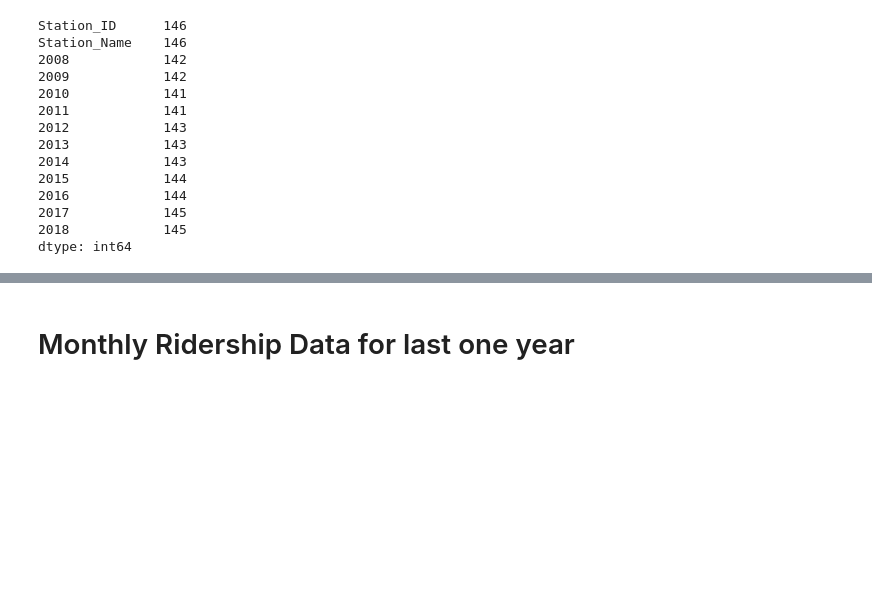
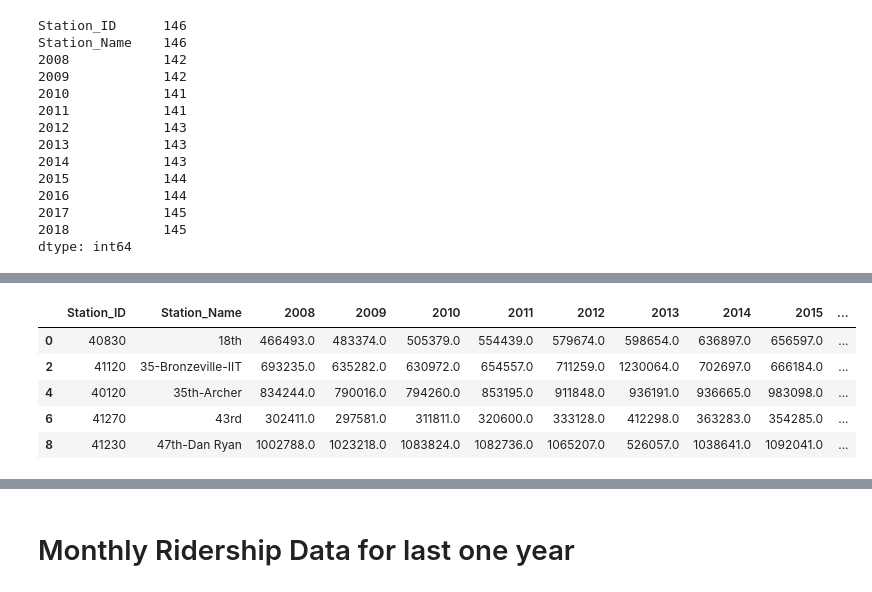
Before and after one commit to Atchub1/DataScience_Project2, a Jupyter notebook: New/Pandas/Data_2.ipynb, the cells around one changed output, grey strips where cells are left out. Saved outputs shown, nothing was run; the diff lists cells and outputs as text; code cells hidden in the pictures; blank space fills up the shorter version.

```diff
--- a/New/Pandas/Data_2.ipynb
+++ b/New/Pandas/Data_2.ipynb
@@ -204,0 +303,10 @@ dtype: int64
+# %%
+ten_year_data_unique = ten_year_data_merged.drop_duplicates(subset='Station_ID', keep="first", inplace=False)
+ten_year_data_unique.head()
+# %% [output]
+|  | Station_ID | Station_Name | 2008 | 2009 | 2010 | 2011 | 2012 | 2013 | 2014 | 2015 | ... |
+| 0 | 40830 | 18th | 466493.0 | 483374.0 | 505379.0 | 554439.0 | 579674.0 | 598654.0 | 636897.0 | 656597.0 | ... |
+| 2 | 41120 | 35-Bronzeville-IIT | 693235.0 | 635282.0 | 630972.0 | 654557.0 | 711259.0 | 1230064.0 | 702697.0 | 666184.0 | ... |
+| 4 | 40120 | 35th-Archer | 834244.0 | 790016.0 | 794260.0 | 853195.0 | 911848.0 | 936191.0 | 936665.0 | 983098.0 | ... |
+| 6 | 41270 | 43rd | 302411.0 | 297581.0 | 311811.0 | 320600.0 | 333128.0 | 412298.0 | 363283.0 | 354285.0 | ... |
+| 8 | 41230 | 47th-Dan Ryan | 1002788.0 | 1023218.0 | 1083824.0 | 1082736.0 | 1065207.0 | 526057.0 | 1038641.0 | 1092041.0 | ... |
```
Also changed, not shown: parts of 66 cells of this notebook, 1 other file.
